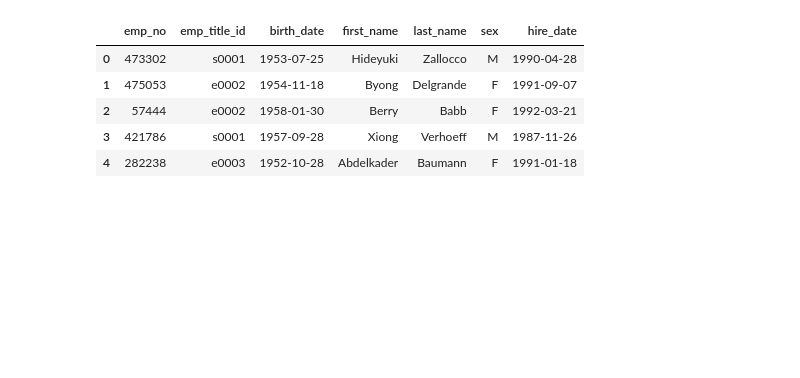
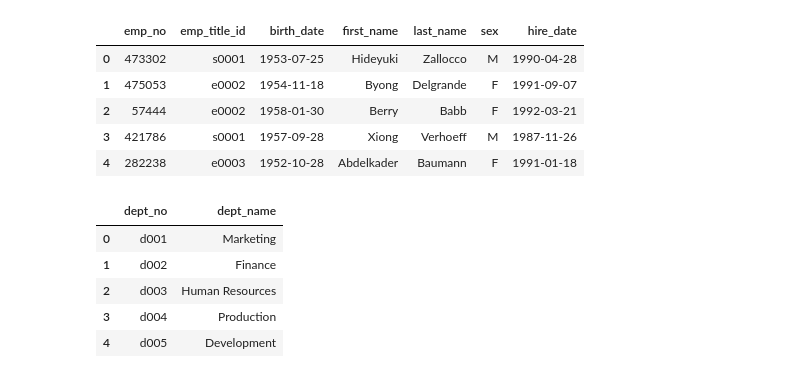
Before and after one commit to catherinesloan/sql-challenge, a Jupyter notebook: employee_sql/bonus_part.ipynb, the cells around one changed output. Drawn from its saved outputs; the diff is of its cells as text; code cells hidden in the pictures; blank space fills up the shorter version.

```diff
--- a/employee_sql/bonus_part.ipynb
+++ b/employee_sql/bonus_part.ipynb
@@ -20,3 +23,14 @@ employee_data.head()
 | 2 | 57444 | e0002 | 1958-01-30 | Berry | Babb | F | 1992-03-21 |
 | 3 | 421786 | s0001 | 1957-09-28 | Xiong | Verhoeff | M | 1987-11-26 |
 | 4 | 282238 | e0003 | 1952-10-28 | Abdelkader | Baumann | F | 1991-01-18 |
+# %%
+# Query records in the the departments table
+departments = pd.read_sql("SELECT * FROM departments", conn)
+departments.head()
+# %% [output]
+|  | dept_no | dept_name |
+| 0 | d001 | Marketing |
+| 1 | d002 | Finance |
+| 2 | d003 | Human Resources |
+| 3 | d004 | Production |
+| 4 | d005 | Development |
```
Also changed, not shown: parts of 13 cells of this notebook, 7 other files.
